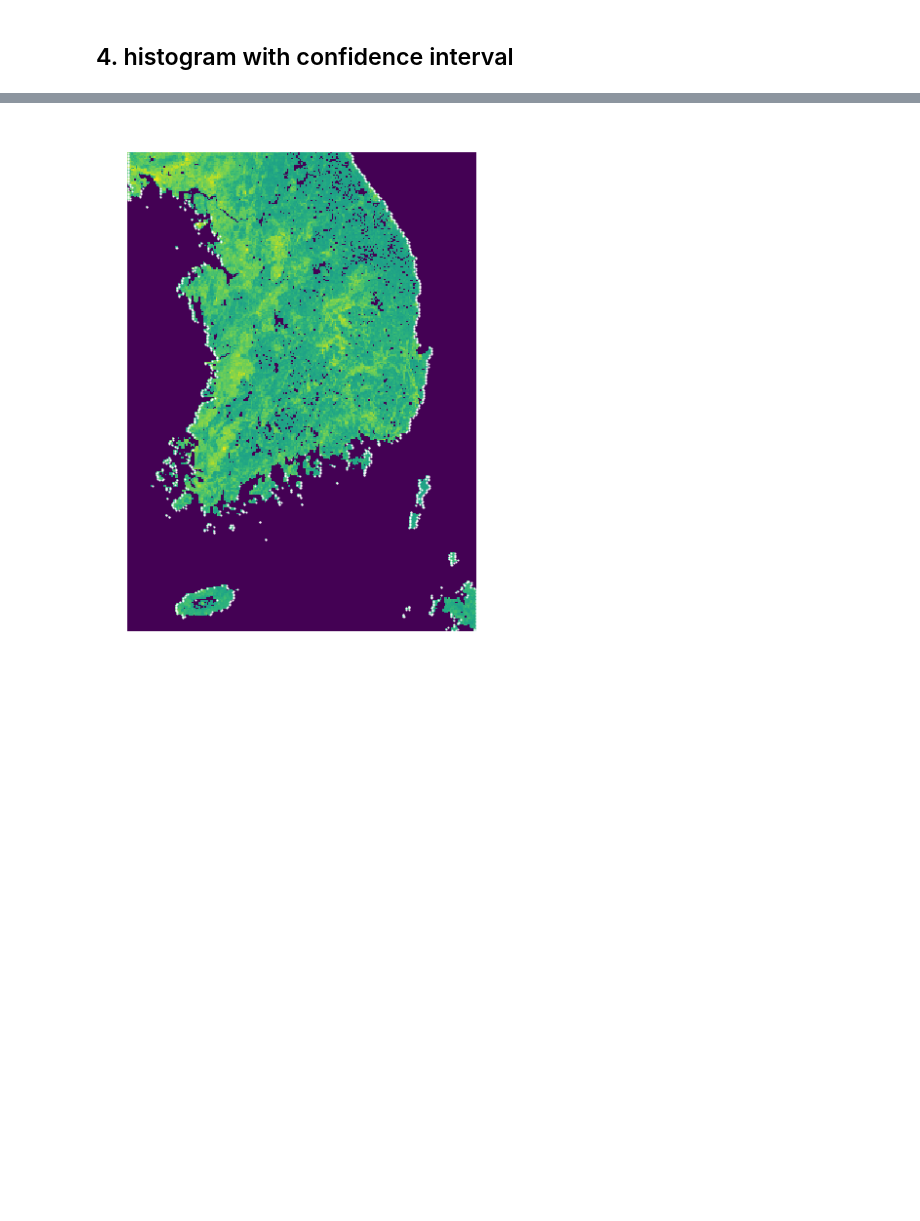
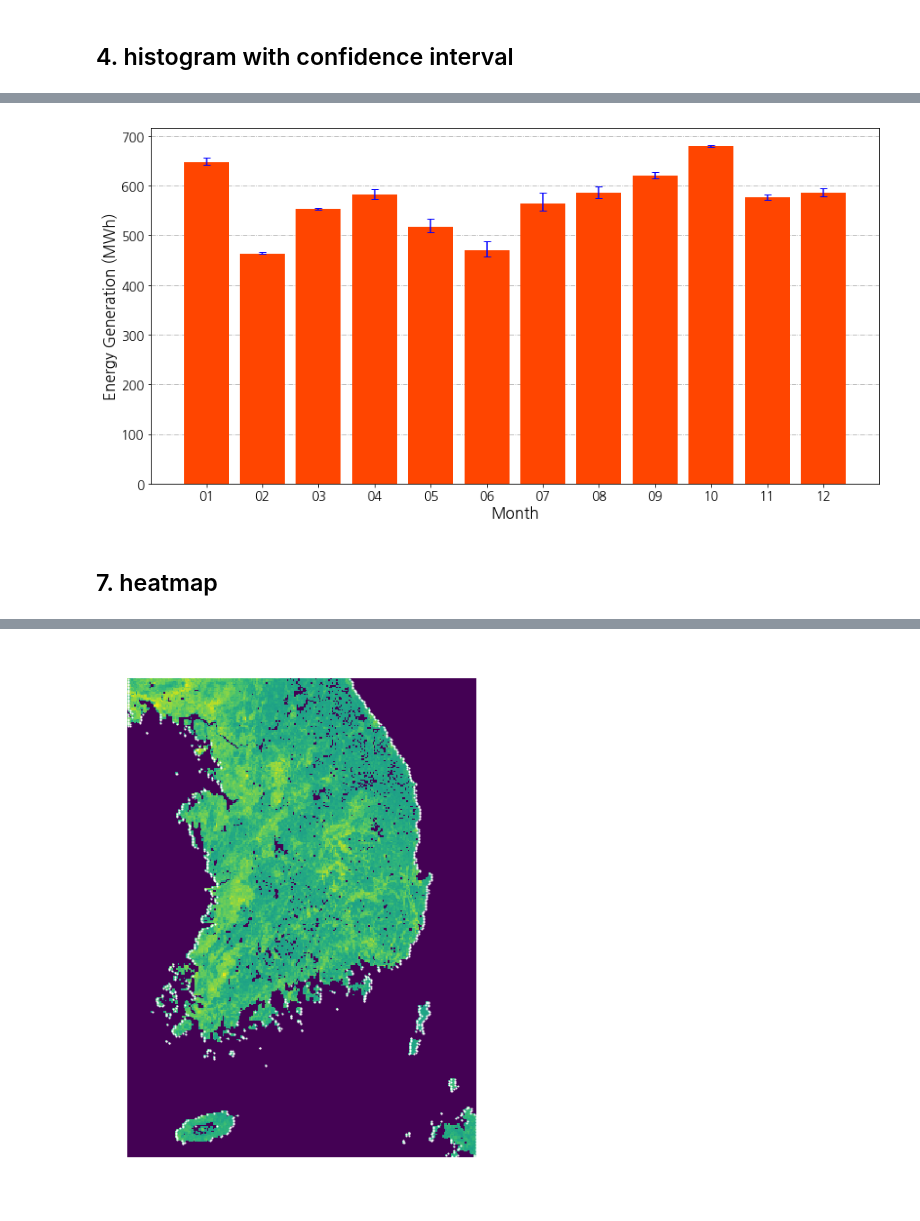
Before and after one commit to youjin2/dev, a Jupyter notebook: plot/matplotlib.ipynb, the cells around one changed output, grey strips where cells are left out. Drawn from its saved outputs; the diff is of its cells as text; code cells hidden in the pictures; blank space fills up the shorter version.

```diff
--- a/plot/matplotlib.ipynb
+++ b/plot/matplotlib.ipynb
@@ -267,0 +329,29 @@ fig.subplots_adjust(right=1.3, top=1.3)
+# %%
+data = pd.read_csv('data/data4.csv', index_col=0)
+# %%
+col = 'avg'
+
+xticks = range(len(data))
+xticks_str = ['{:02d}'.format(i) for i in range(1, 13)]
+yticks = data[col]
+yticks_lower = yticks - data['lower']
+yticks_upper = data['upper'] - yticks
+
+fig, ax = plt.subplots(1, 1)
+ax.grid(axis='y', linestyle='-.', zorder=0)
+ax.tick_params(labelsize=14)
+
+ax.bar(xticks, yticks, color='orangered', zorder=3)
+ax.errorbar(xticks, yticks, yerr=[yticks_lower, yticks_upper], fmt='none', zorder=4, color='blue', capsize=4)
+
+ax.set_xticks(xticks)
+ax.set_xticklabels(xticks_str)
+
+ax.set_xlabel('Month', fontsize=17)
+ax.set_ylabel('Energy Generation (MWh)', fontsize=17)
+
+fig.subplots_adjust(right=2, top=1.5)
+# %% [output]
+[figure, added]
+# %% [markdown]
+## 7. heatmap
```
Also changed, not shown: parts of 9 cells of this notebook, 4 other files.
